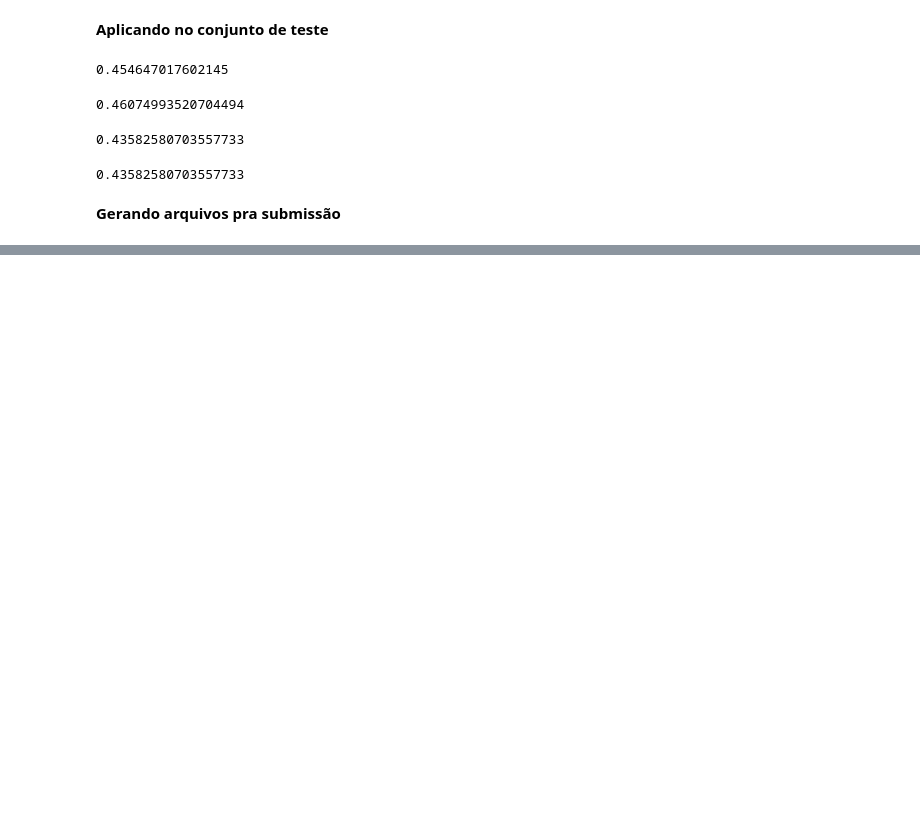
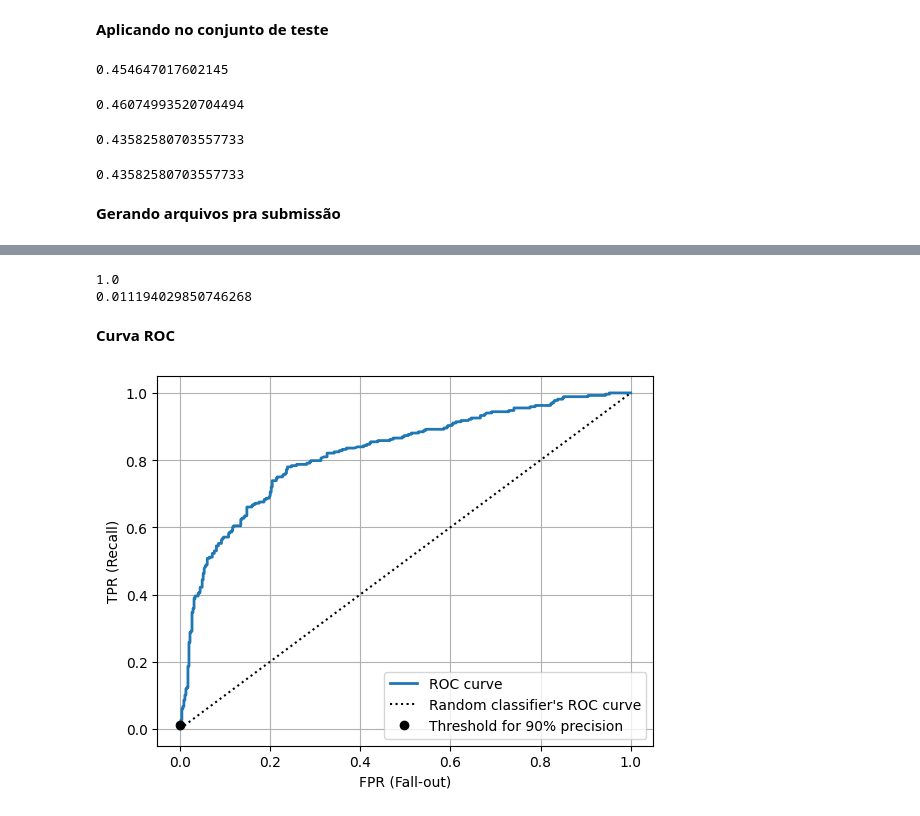
Before and after one commit to richardiago/Machine-Learning-Studies, a Jupyter notebook: Kaggle_Titanic/Titanic_model.ipynb, the cells around one changed output, grey strips where cells are left out. Saved outputs shown, nothing was run; the diff lists cells and outputs as text; code cells hidden in the pictures; blank space fills up the shorter version.

```diff
--- a/Kaggle_Titanic/Titanic_model.ipynb
+++ b/Kaggle_Titanic/Titanic_model.ipynb
@@ -508,0 +621,32 @@ final_submission_predictions_logistic_regression_df.to_csv("submission_files/fin
+# %%
+# Fazer predições no conjunto de treinamento
+train_set_pred_90 = (train_scores >= thresholds_for_90_precision)
+
+# Calcular precisão e revocação
+print(precision_score(train_set_labels, train_set_pred_90))
+print(recall_score(train_set_labels, train_set_pred_90))
+# %% [output]
+1.0
+0.011194029850746268
+# %% [markdown]
+**Curva ROC**
+# %%
+from sklearn.metrics import roc_curve
+
+fpr, tpr, thresholds = roc_curve(train_set_labels, train_scores)
+
+idx_for_thresholds_at_90 = (thresholds <= thresholds_for_90_precision).argmax()
+tpr_90, fpr_90 = tpr[idx_for_thresholds_at_90], fpr[idx_for_thresholds_at_90]
+
+plt.plot(fpr, tpr, linewidth=2, label="ROC curve")
+plt.plot([0,1], [0,1], "k:", label="Random classifier's ROC curve")
+plt.plot([fpr_90], [tpr_90], "ko", label="Threshold for 90% precision")
+
+plt.grid()
+plt.legend()
+plt.xlabel("FPR (Fall-out)")
+plt.ylabel("TPR (Recall)")
+
+plt.show()
+# %% [output]
+[figure, added]
```
Also changed, not shown: parts of 19 cells of this notebook.
